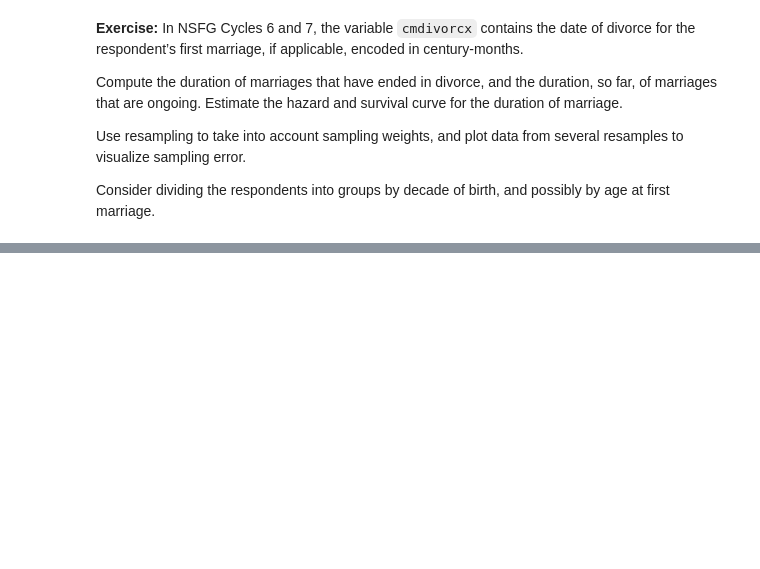
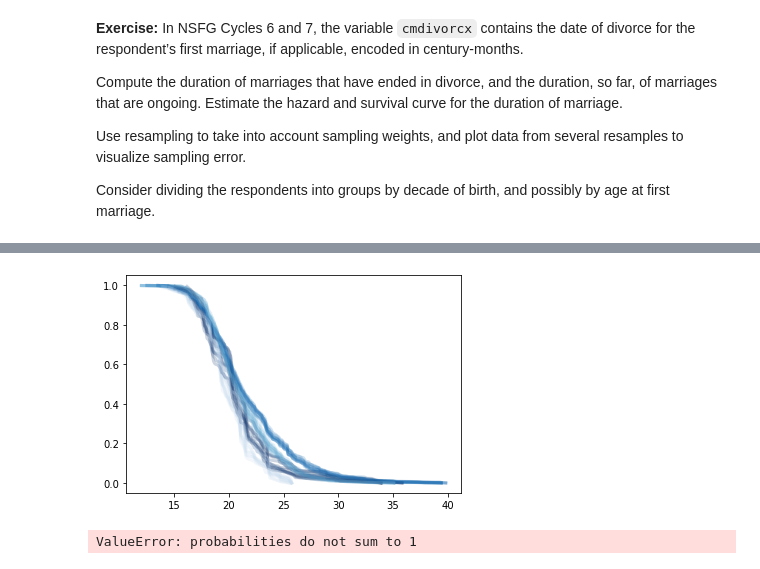
Before and after one commit to ramsey-king/DSC-530-Data-Exploration, a Jupyter notebook: Week-11/chap13exKingRamsey.ipynb, the cells around one changed output, grey strips where cells are left out. Cells and saved outputs as stored; diff of their text form; code cells hidden in the pictures; blank space fills up the shorter version.

```diff
--- a/Week-11/chap13exKingRamsey.ipynb
+++ b/Week-11/chap13exKingRamsey.ipynb
@@ -417,3 +414,7 @@ ValueError: complete contains NaNs
 # Solution goes here
 # %%
 # Solution goes here
+resps_divorce = [divorce6, divorce7]
+PlotResampledByDecade(resps_divorce)
+# %% [output]
+[figure, added]
@@ -423,0 +421,6 @@ ValueError: complete contains NaNs
+# %%
+#NOT SURE I UNDERSTAND WHAT'S GOING ON HERE!
+resps_ongoing = [still_married6, still_married7]
+PlotResampledByDecade(resps_ongoing)
+# %% [output]
+ValueError: probabilities do not sum to 1
```
Also changed, not shown: parts of 6 cells of this notebook.
